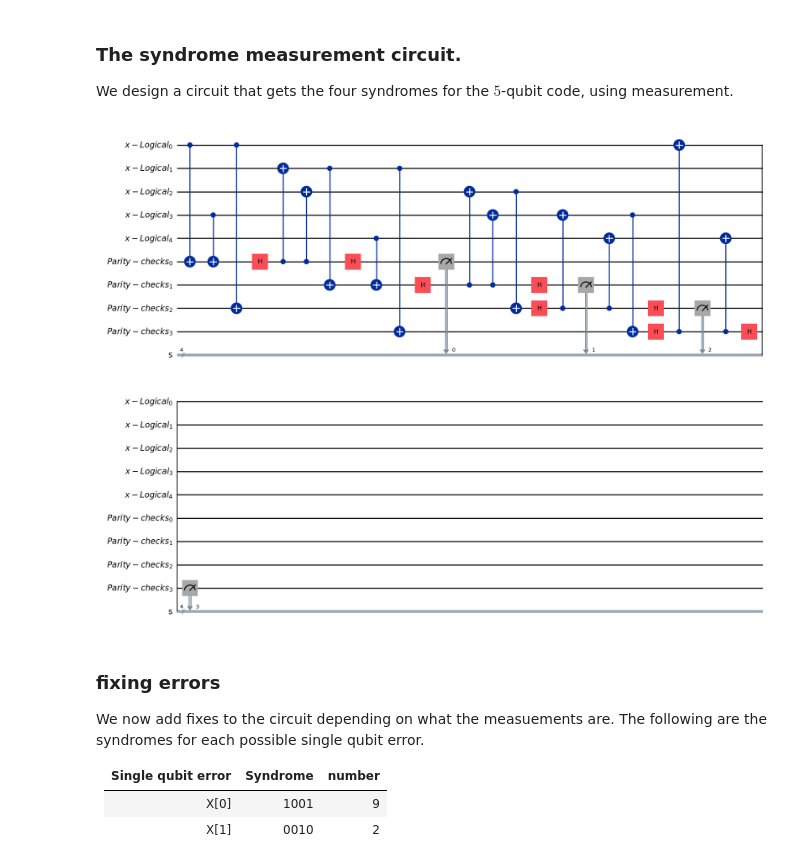
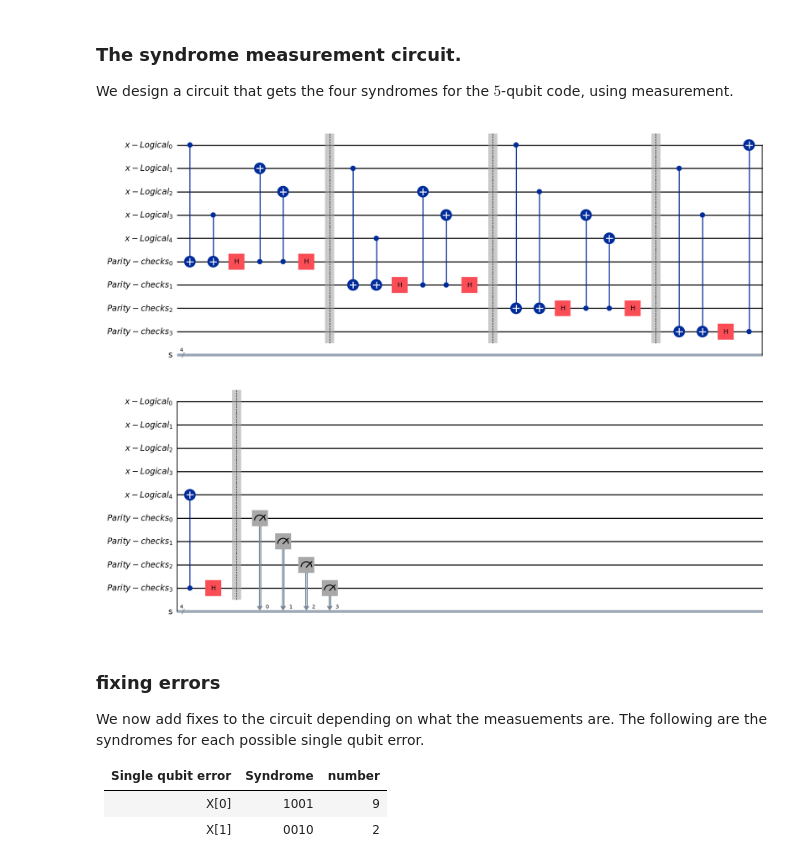
Before and after one commit to adarsh-srinivasan/5-qubit-code, a Jupyter notebook: Quantum-Error-Correction.ipynb, the cells around one changed output. Cells and saved outputs as stored; diff of their text form; code cells hidden in the pictures.

```diff
--- a/Quantum-Error-Correction.ipynb
+++ b/Quantum-Error-Correction.ipynb
@@ -51,39 +51,43 @@ code_circuit.h(check_register[0])
 code_circuit.cx(check_register[0], data_register[1])
 code_circuit.cx(check_register[0], data_register[2])
 code_circuit.h(check_register[0])
+code_circuit.barrier()
 
 # Extract syndrome for P_2
 code_circuit.cx(data_register[1], check_register[1])
 code_circuit.cx(data_register[4], check_register[1])
 code_circuit.h(check_register[1])
 code_circuit.cx(check_register[1], data_register[2])
 code_circuit.cx(check_register[1], data_register[3])
 code_circuit.h(check_register[1])
+code_circuit.barrier()
 
 # Extract syndrome for P_3
 code_circuit.cx(data_register[0], check_register[2])
 code_circuit.cx(data_register[2], check_register[2])
 code_circuit.h(check_register[2])
 code_circuit.cx(check_register[2], data_register[3])
 code_circuit.cx(check_register[2], data_register[4])
 code_circuit.h(check_register[2])
+code_circuit.barrier()
 
 # Extract syndrome for P_4
 code_circuit.cx(data_register[1], check_register[3])
 code_circuit.cx(data_register[3], check_register[3])
 code_circuit.h(check_register[3])
 code_circuit.cx(check_register[3], data_register[0])
 code_circuit.cx(check_register[3], data_register[4])
 code_circuit.h(check_register[3])
+code_circuit.barrier()
 
 #Measure syndromes
 syndromes = ClassicalRegister(size=4, name="s")
 code_circuit.add_register(syndromes)
 # measure
 code_circuit.measure(check_register, syndromes)
 code_circuit.draw(output="mpl")
 # %% [output]
-[figure, old version]
+[figure, new version]
 # %% [markdown]
 ### fixing errors
 
```
Also changed, not shown: parts of 9 cells of this notebook.
